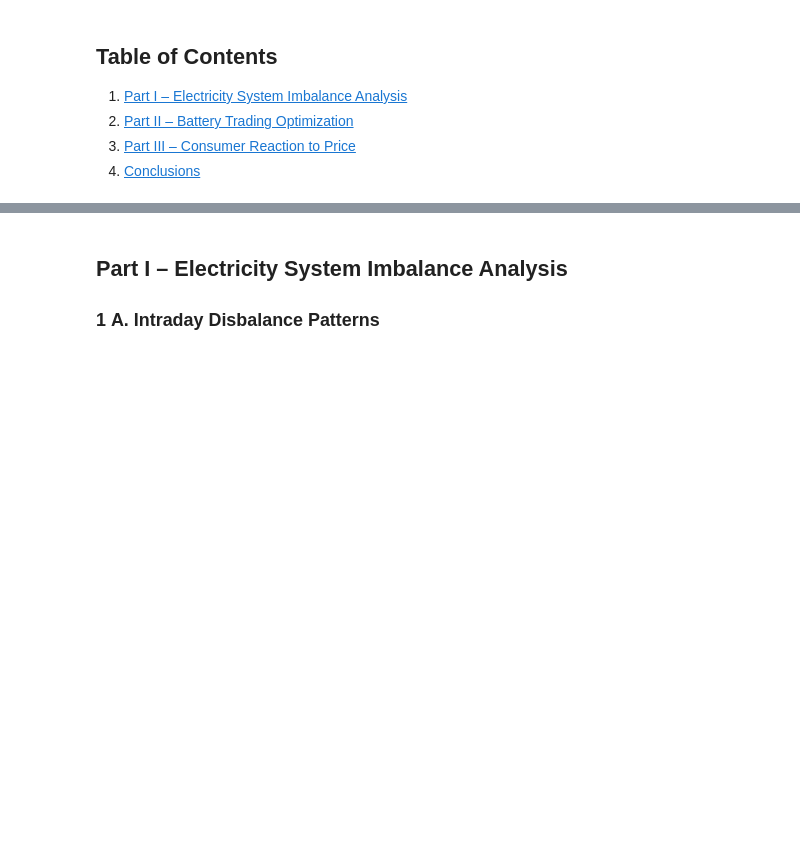
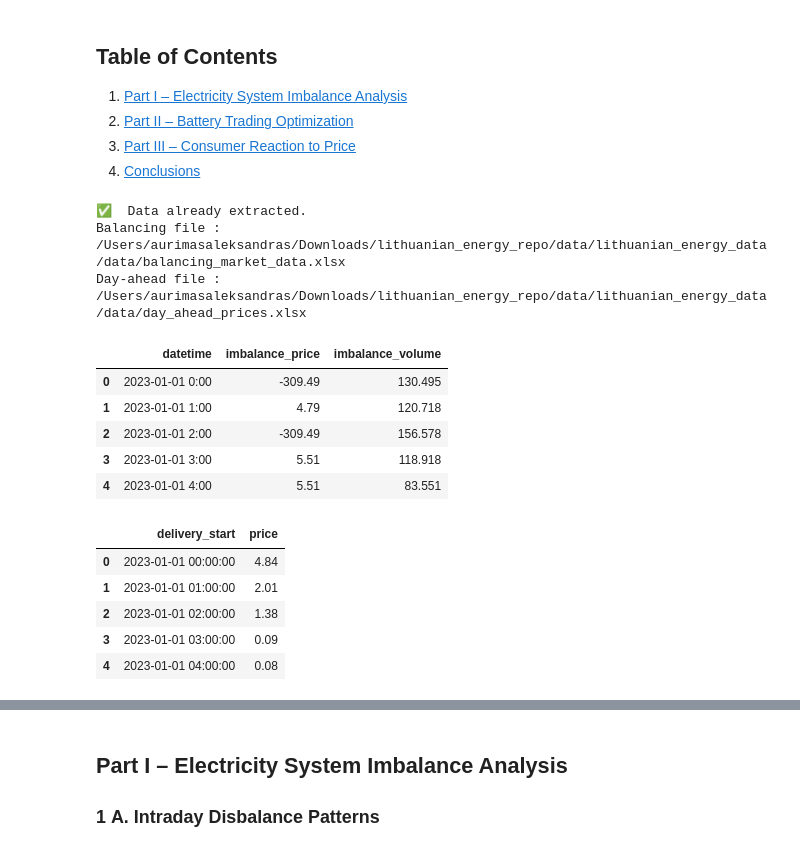
Before and after one commit to aurimas13/lithuanian_energy_repo, a Jupyter notebook: notebooks/lithuanian_energy_analysis.ipynb, the cells around one changed output, grey strips where cells are left out. Drawn from its saved outputs; the diff is of its cells as text; code cells hidden in the pictures; blank space fills up the shorter version.

```diff
--- a/notebooks/lithuanian_energy_analysis.ipynb
+++ b/notebooks/lithuanian_energy_analysis.ipynb
@@ -26,24 +27,76 @@ from statsmodels.graphics.tsaplots import plot_acf, plot_pacf
 pd.set_option('display.max_columns', None)
 sns.set_theme(style='whitegrid')
 # %%
+# ---------------------------------------------------------------------
+# Robust loader – handles extra “data/” level automatically
+# ---------------------------------------------------------------------
+from pathlib import Path
+import zipfile, pandas as pd
 
-DATA_DIR = Path("/mnt/data/lithuanian_energy_data")
+def find_repo_root(start: Path = Path.cwd()) -> Path:
+    """Walk up until we locate data/data.zip"""
+    for p in [start, *start.parents]:
+        if (p / "data" / "data.zip").is_file():
+            return p
+    raise FileNotFoundError("Could not locate data/data.zip")
 
-# File paths
-balancing_fp = DATA_DIR / "balancing_market_data.xlsx"
-day_ahead_fp = DATA_DIR / "day_ahead_prices.xlsx"
-meteo_fp = DATA_DIR / "meteorological_data.xlsx"
-nat_cons_fp = DATA_DIR / "national_consumption.xls"
-obj_cons_fp = DATA_DIR / "object_level_consumption"
+# 1. Locate repo + zip -------------------------------------------------
+REPO_DIR = find_repo_root()
+ZIP_PATH = REPO_DIR / "data" / "data.zip"
+EXTRACT_ROOT = REPO_DIR / "data" / "lithuanian_energy_data"
 
-# Load datasets
-balancing_df = pd.read_excel(balancing_fp)
+# 2. Unzip once -------------------------------------------------------
+EXTRACT_ROOT.mkdir(parents=True, exist_ok=True)
+if not any(EXTRACT_ROOT.iterdir()):
+    with zipfile.ZipFile(ZIP_PATH) as zf:
+        zf.extractall(EXTRACT_ROOT)
+        print("✅  Extracted.")
+else:
+    print("✅  Data already extracted.")
+
+# 3. Helper: find a file anywhere under EXTRACT_ROOT ------------------
+def find(name: str) -> Path:
+    matches = list(EXTRACT_ROOT.rglob(name))
+    if not matches:
+        raise FileNotFoundError(f"{name} not found under {EXTRACT_ROOT}")
+    if len(matches) > 1:
+        print(f"⚠️  {name} found in multiple places; using {matches[0]}")
+    return matches[0]
+
+# 4. Resolve paths no matter how deep they sit ------------------------
+balancing_fp = find("balancing_market_data.xlsx")
+day_ahead_fp = find("day_ahead_prices.xlsx")
+meteo_fp     = find("meteorological_data.xlsx")
+nat_cons_fp  = find("national_consumption.xls")
+obj_cons_fp  = find("object_level_consumption")        # Parquet folder
+
+print("Balancing file :", balancing_fp)
+print("Day‑ahead file :", day_ahead_fp)
+
+# 5. Load data --------------------------------------------------------
+balancing_df  = pd.read_excel(balancing_fp)
 day_prices_df = pd.read_excel(day_ahead_fp)
-meteo_df = pd.read_excel(meteo_fp)
-nat_cons_df = pd.read_excel(nat_cons_fp)
-obj_cons_df = pd.read_parquet(obj_cons_fp)
+meteo_df      = pd.read_excel(meteo_fp)
+nat_cons_df   = pd.read_excel(nat_cons_fp)
+obj_cons_df   = pd.read_parquet(obj_cons_fp)
 
-# Preview
+# Quick peek
 display(balancing_df.head())
 display(day_prices_df.head())
+# %% [output]
+✅  Data already extracted.
+Balancing file : /Users/aurimasaleksandras/Downloads/lithuanian_energy_repo/data/lithuanian_energy_data/data/balancing_market_data.xlsx
+Day‑ahead file : /Users/aurimasaleksandras/Downloads/lithuanian_energy_repo/data/lithuanian_energy_data/data/day_ahead_prices.xlsx
+|  | datetime | imbalance_price | imbalance_volume |
+| 0 | 2023-01-01 0:00 | -309.49 | 130.495 |
+| 1 | 2023-01-01 1:00 | 4.79 | 120.718 |
+| 2 | 2023-01-01 2:00 | -309.49 | 156.578 |
+| 3 | 2023-01-01 3:00 | 5.51 | 118.918 |
+| 4 | 2023-01-01 4:00 | 5.51 | 83.551 |
+|  | delivery_start | price |
+| 0 | 2023-01-01 00:00:00 | 4.84 |
+| 1 | 2023-01-01 01:00:00 | 2.01 |
+| 2 | 2023-01-01 02:00:00 | 1.38 |
+| 3 | 2023-01-01 03:00:00 | 0.09 |
+| 4 | 2023-01-01 04:00:00 | 0.08 |
 # %%
```
Also changed, not shown: parts of 22 cells of this notebook, 18 other files.
